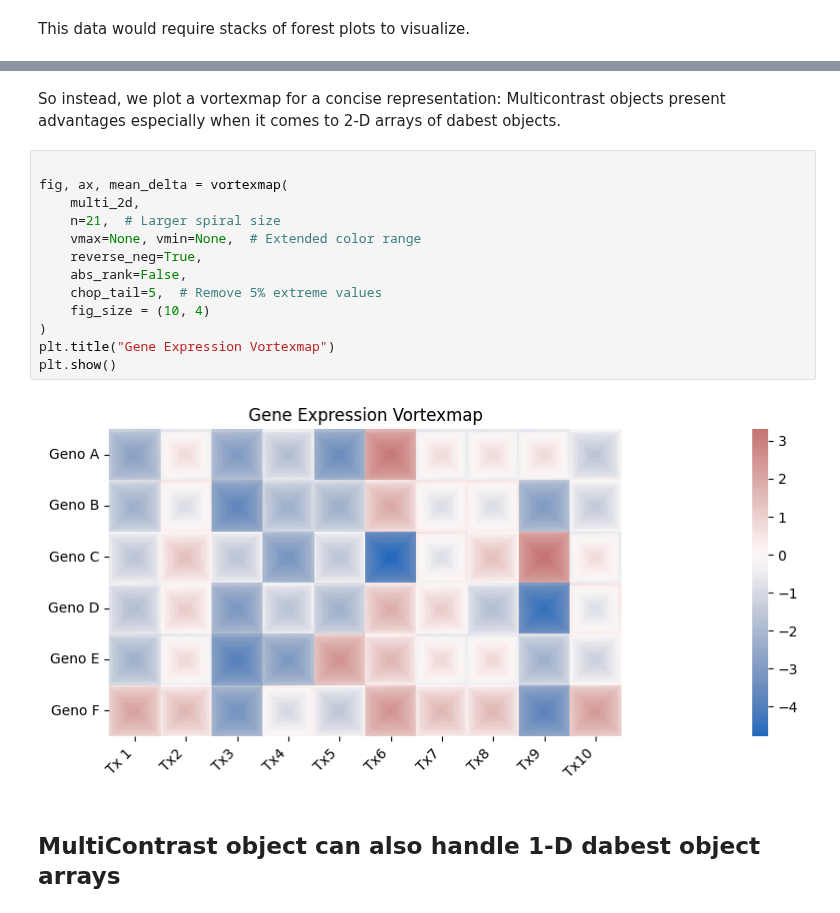
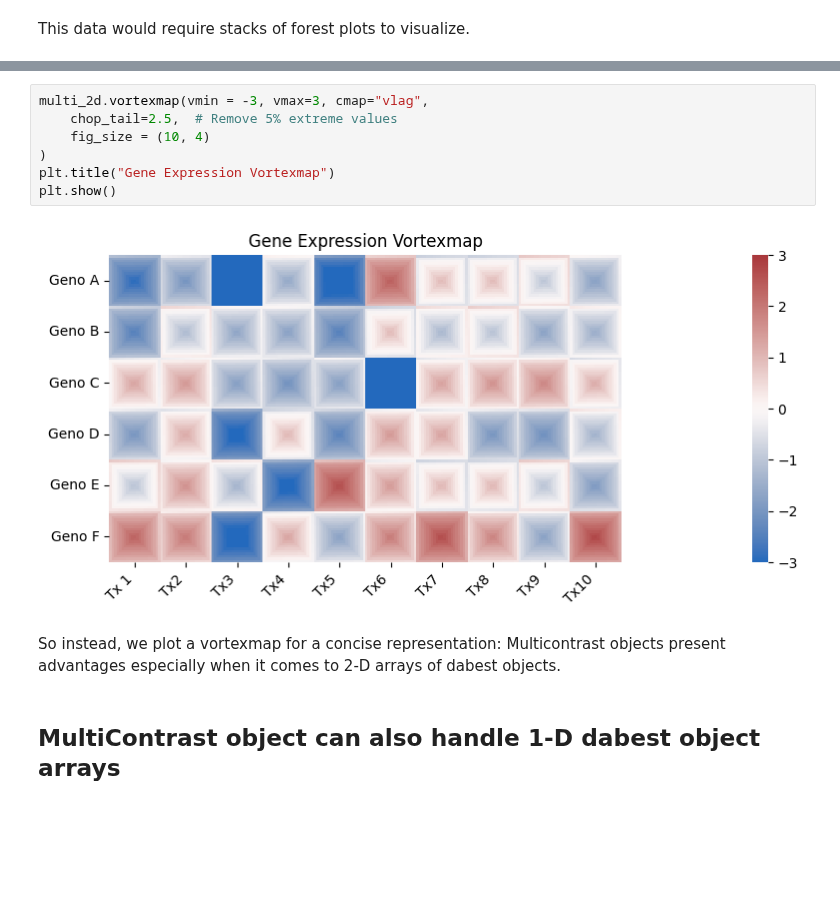
Before and after one commit to ACCLAB/DABEST-python, a Jupyter notebook: nbs/tutorials/10-multicontrast.ipynb, the cells around one changed output, grey strips where cells are left out. Cells and saved outputs as stored; diff of their text form; blank space fills up the shorter version.

```diff
--- a/nbs/tutorials/10-multicontrast.ipynb
+++ b/nbs/tutorials/10-multicontrast.ipynb
@@ -105,20 +111,14 @@ for i in range(6):
+# %%
+multi_2d.vortexmap(vmin = -3, vmax=3, cmap="vlag",
+    chop_tail=2.5,  # Remove 5% extreme values
+    fig_size = (10, 4)
+)
+plt.title("Gene Expression Vortexmap")
+plt.show()
+# %% [output]
+[figure, added]
 # %% [markdown]
  So instead, we plot a vortexmap for a concise representation: Multicontrast objects present advantages especially when it comes to 2-D arrays of dabest objects.
-# %%
-
-fig, ax, mean_delta = vortexmap(
-    multi_2d,
-    n=21,  # Larger spiral size
-    vmax=None, vmin=None,  # Extended color range
-    reverse_neg=True,
-    abs_rank=False,
-    chop_tail=5,  # Remove 5% extreme values
-    fig_size = (10, 4)
-)
-plt.title("Gene Expression Vortexmap")
-plt.show()
-# %% [output]
-[figure, removed]
 # %% [markdown]
 ## MultiContrast object can also handle 1-D dabest object arrays
 # %%
```
Also changed, not shown: parts of 3 cells of this notebook, 4 other files.
